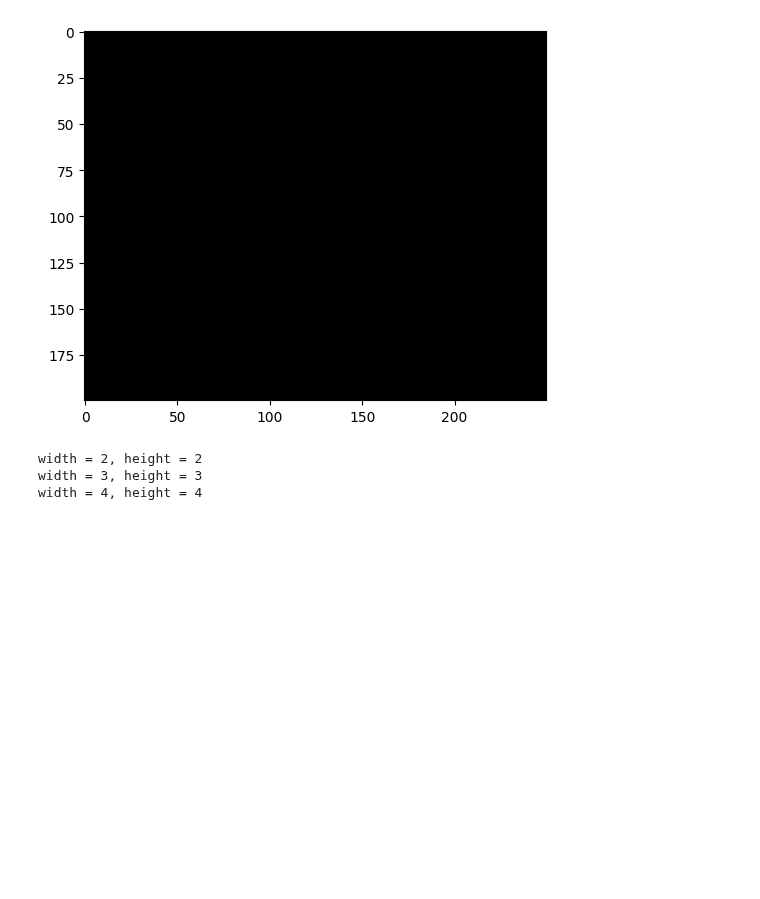
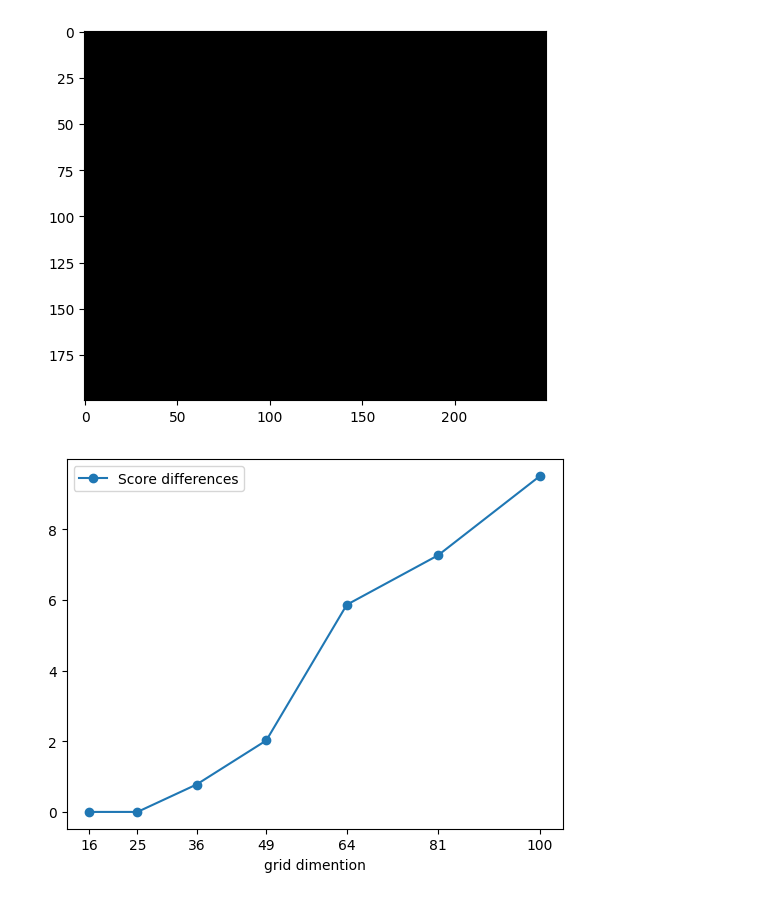
Before and after one commit to fefex302/AIF_minihack_project, a Jupyter notebook: inprogress/main.ipynb, the cells around one changed output. Drawn from its saved outputs; the diff is of its cells as text; code cells hidden in the pictures; blank space fills up the shorter version.

```diff
--- a/inprogress/main.ipynb
+++ b/inprogress/main.ipynb
@@ -121,7 +125,7 @@ import numpy as np
 # %%
 WIDTH = 5
 HEIGHT = 5
-N_GOLDS = 25
+N_GOLDS = 5
 N_LEPS = 0
 GOLD_SCORE = 100
 STAIR_SCORE = 0
@@ -144,7 +148,7 @@ print(f'Starting position: {env.agent_coord}, Stair position: {env.stair_coord}'
 print(f'Gold positions: {env.gold_coords}\n')
 
 env.myreset()
-states, rewards, done, i = online_greedy_search(env=env, max_steps=MAX_STEPS)
+states, rewards, done, i = online_search_f(env=env, max_steps=MAX_STEPS)
 rws_round = [round(r, 3) for r in rewards]
 sum_rws_round = round(sum(rewards), 3)
 print(f'Online Greedy Search\nRewards: {rws_round}, sum: {sum_rws_round}\n')
@@ -159,9 +163,9 @@ show_episode(states, clear_output=True)
 # %% [output]
 [figure]
 # %%
-WIDTH = list(range(2, 5))
+WIDTH = list(range(4, 11))
 HEIGHT = WIDTH
-N_GOLDS = lambda width, height: int(width * height * 0.5)
+N_GOLDS = lambda width, height: int(width * height * 0.1)
 N_LEPS = 0
 GOLD_SCORE = 100
 STAIR_SCORE = 0
@@ -172,8 +176,7 @@ SAMPLES_PER_SETTING = 10
 settings = []
 
 for width, height in zip(WIDTH, HEIGHT):
-    print(f'width = {width}, height = {height}')
-    for n_golds in range(N_GOLDS(width=width, height=height)):
+    for n_golds in tqdm(range(N_GOLDS(width=width, height=height)), total=N_GOLDS(width=width, height=height), desc=f'{width}x{height}'):
         setting = {
             'width': width,
             'height': height,
@@ -217,7 +220,7 @@ for width, height in zip(WIDTH, HEIGHT):
             # -----------------------------------------------------------------------------------------------------------
 
             env.myreset()
-            states, rewards, done, i = online_greedy_search(env=env, max_steps=MAX_STEPS)
+            states, rewards, done, i = online_search_f(env=env, max_steps=MAX_STEPS)
 
             rws_round = [round(r, 3) for r in rewards]
             sum_rws_round = round(sum(rewards), 3)
@@ -230,9 +233,19 @@ for width, height in zip(WIDTH, HEIGHT):
             # -----------------------------------------------------------------------------------------------------------
 
     settings.append(setting)
-# %% [output]
-width = 2, height = 2
-width = 3, height = 3
-width = 4, height = 4
-# %%
-for setting in settings:
+# %%
+score_dists = [np.mean([np.abs(np.array(setting['stats'][i]['optimal_score']) - np.array(setting['stats'][i]['online_search_score'])) for i in range(SAMPLES_PER_SETTING)]) for setting in settings]
+
+x_values = [width * height for width, height in zip(WIDTH, HEIGHT)]
+y_values = score_dists
+
+plt.plot(x_values, y_values, label='Score differences', marker='o')
+plt.xticks(x_values, x_values)
+
+plt.xlabel('grid dimention')
+
+plt.legend()
+
+plt.show()
+# %% [output]
+[figure, added]
```
Also changed, not shown: parts of 3 cells of this notebook, 2 other files.
